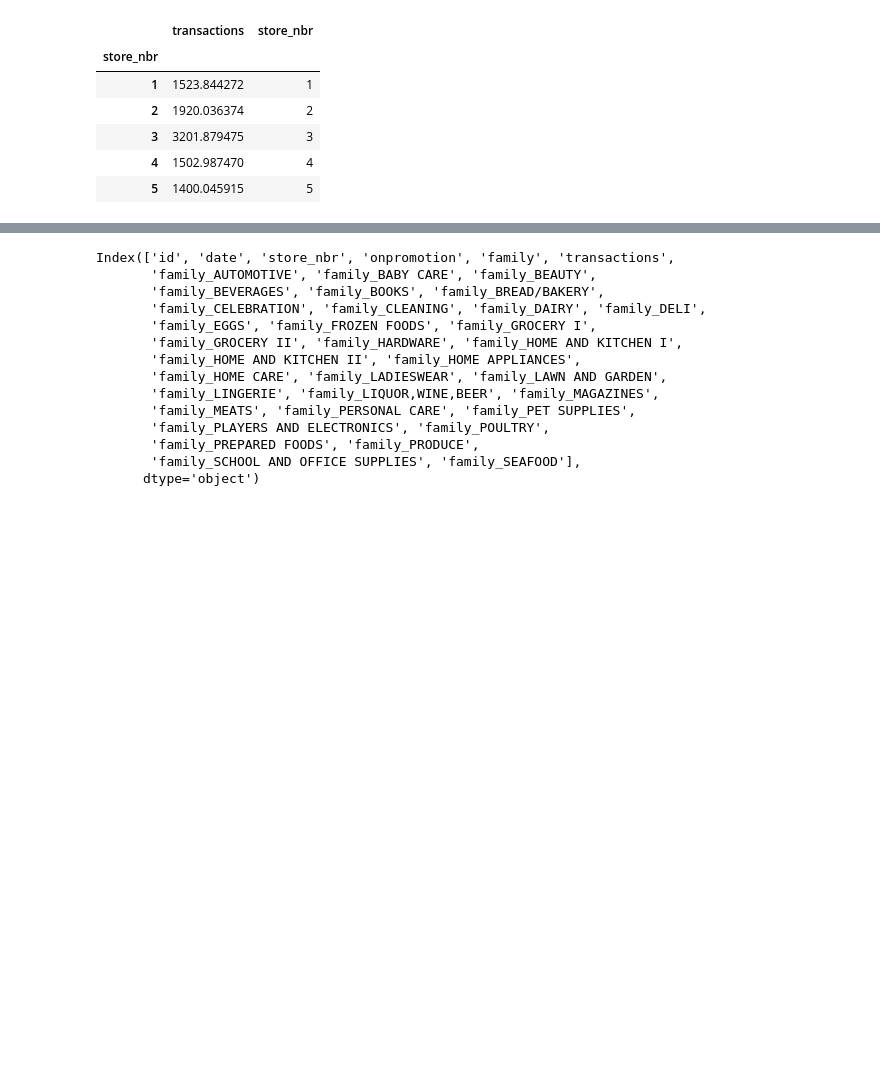
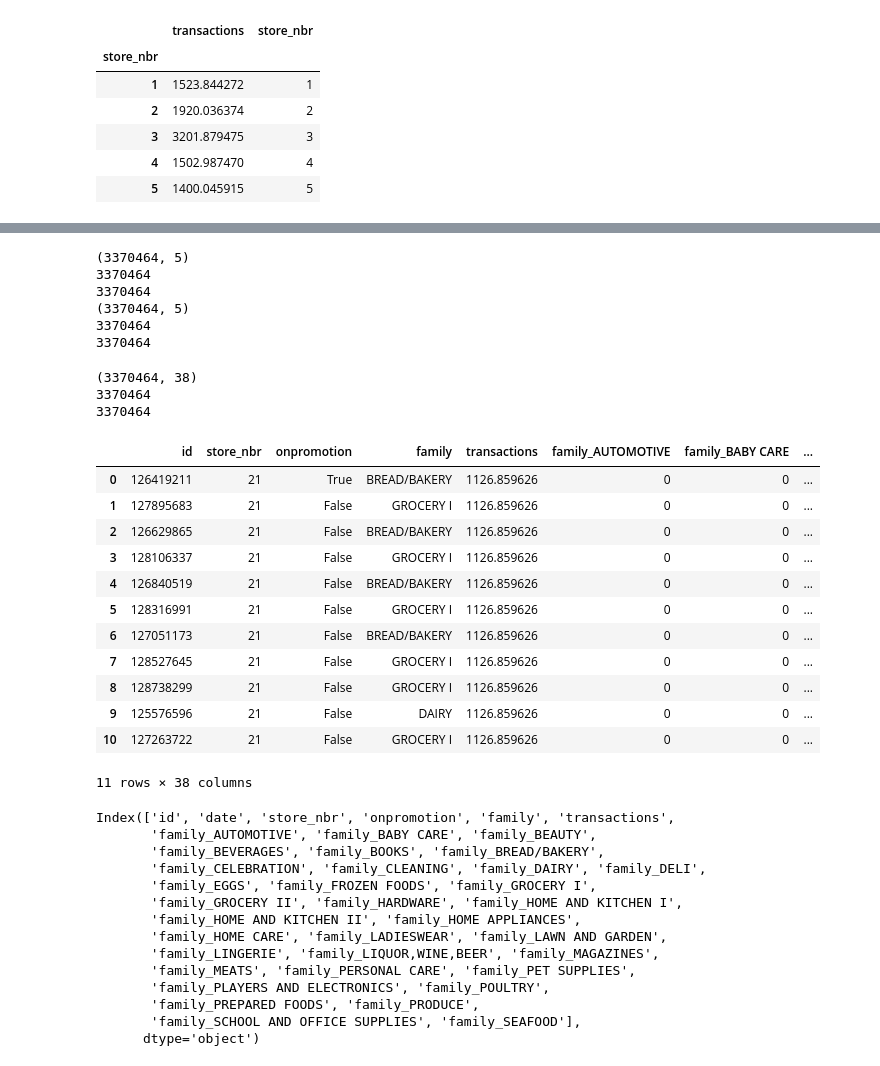
Before and after one commit to abbiepopa/kaggle_grocery, a Jupyter notebook: scripts/3.0_Models in SKLearn.ipynb, the cells around one changed output, grey strips where cells are left out. Drawn from its saved outputs; the diff is of its cells as text; code cells hidden in the pictures; blank space fills up the shorter version.

```diff
--- a/scripts/3.0_Models in SKLearn.ipynb
+++ b/scripts/3.0_Models in SKLearn.ipynb
@@ -595,4 +586,19 @@ sys.getsizeof(test.compute())
 # %%
 test = test.compute()
+# %%
+print(test.shape)
+print(len(test.id))
+print(len(test.id.unique()))
+test = test.drop_duplicates()
+print(test.shape)
+print(len(test.id))
+print(len(test.id.unique()))
+# %% [output]
+(3370464, 5)
+3370464
+3370464
+(3370464, 5)
+3370464
+3370464
 # %%
-dumb_test = pd.get_dummies(test['family'], prefix = 'family')
+test2 = pd.concat([test, pd.get_dummies(test['family'], prefix = 'family')], axis = 1)
@@ -601,3 +605,27 @@ test = test.join(dumb_test)
+# %%
+print(test2.shape)
+print(len(test2.id))
+print(len(test2.id.unique()))
+# %% [output]
+(3370464, 38)
+3370464
+3370464
+# %%
+test2.iloc[range(11), :]
+# %% [output]
+|  | id | store_nbr | onpromotion | family | transactions | family_AUTOMOTIVE | family_BABY CARE | ... |
+| 0 | 126419211 | 21 | True | BREAD/BAKERY | 1126.859626 | 0 | 0 | ... |
+| 1 | 127895683 | 21 | False | GROCERY I | 1126.859626 | 0 | 0 | ... |
+| 2 | 126629865 | 21 | False | BREAD/BAKERY | 1126.859626 | 0 | 0 | ... |
+| 3 | 128106337 | 21 | False | GROCERY I | 1126.859626 | 0 | 0 | ... |
+| 4 | 126840519 | 21 | False | BREAD/BAKERY | 1126.859626 | 0 | 0 | ... |
+| 5 | 128316991 | 21 | False | GROCERY I | 1126.859626 | 0 | 0 | ... |
+| 6 | 127051173 | 21 | False | BREAD/BAKERY | 1126.859626 | 0 | 0 | ... |
+| 7 | 128527645 | 21 | False | GROCERY I | 1126.859626 | 0 | 0 | ... |
+| 8 | 128738299 | 21 | False | GROCERY I | 1126.859626 | 0 | 0 | ... |
+| 9 | 125576596 | 21 | False | DAIRY | 1126.859626 | 0 | 0 | ... |
+| 10 | 127263722 | 21 | False | GROCERY I | 1126.859626 | 0 | 0 | ... |
+11 rows × 38 columns
 # %%
 test.columns
 # %% [output]
```
Also changed, not shown: parts of 31 cells of this notebook.
